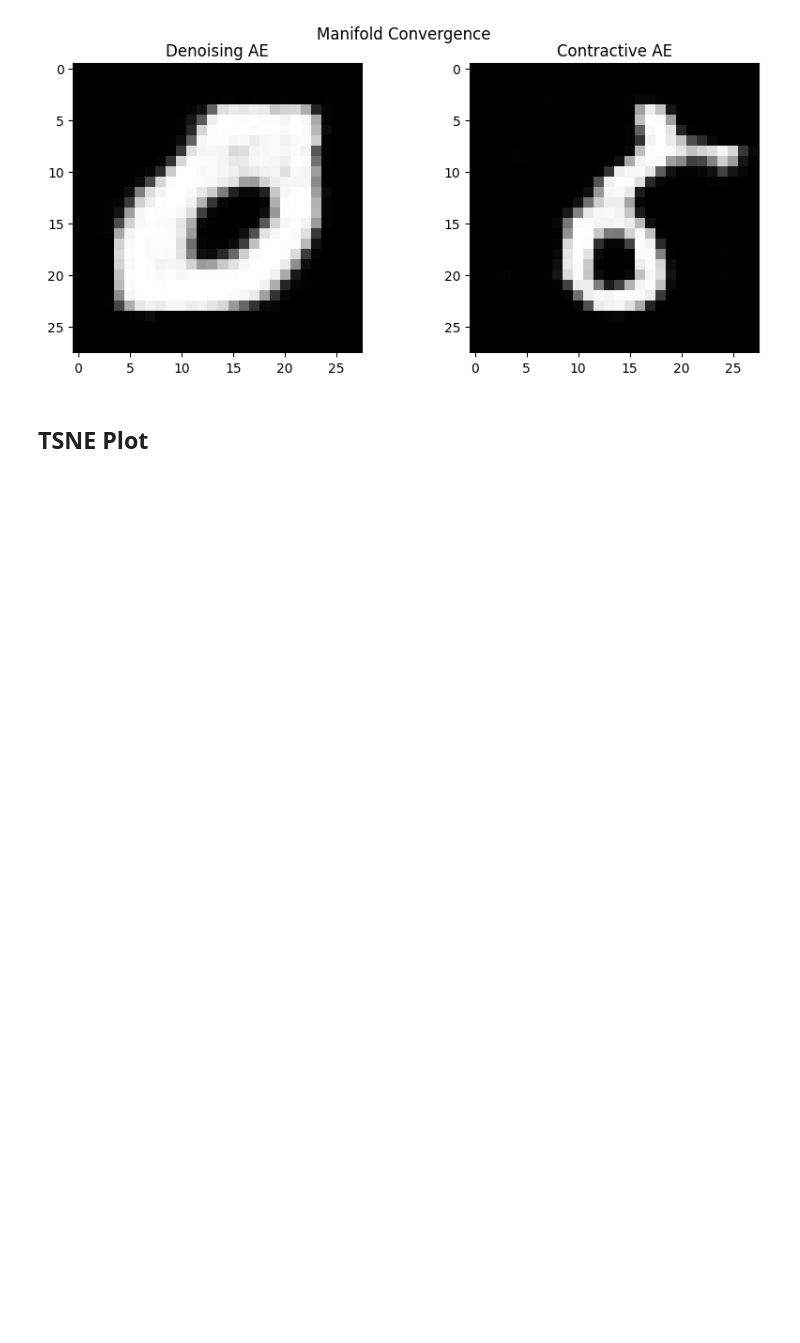
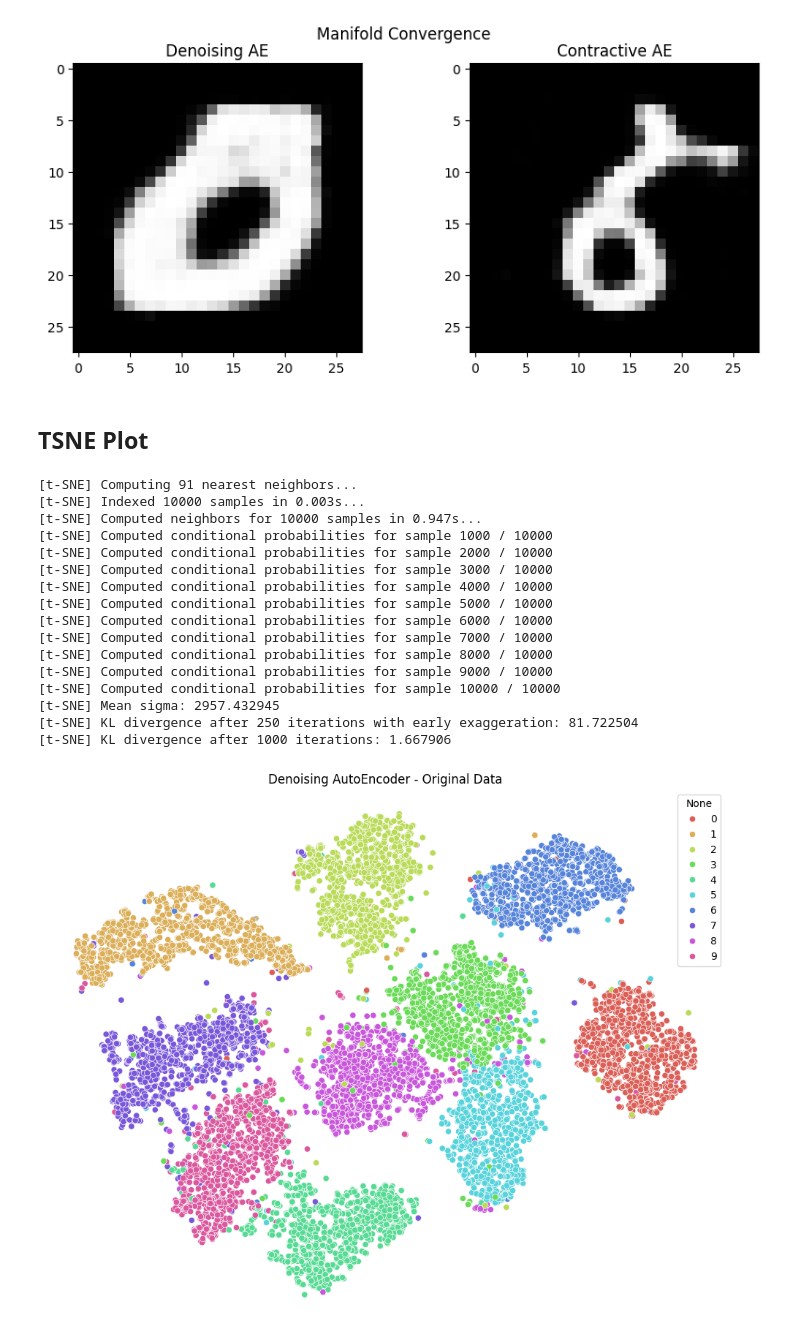
Before and after one commit to JacopoRaffi/ISPR_Assignments, a Jupyter notebook: Assignment3/ISPR_Midterm3_Assignment1_JacopoRaffi.ipynb, the cells around one changed output. Cells and saved outputs as stored; diff of their text form; code cells hidden in the pictures; blank space fills up the shorter version.

Commit message:
add tsne plots

```diff
--- a/Assignment3/ISPR_Midterm3_Assignment1_JacopoRaffi.ipynb
+++ b/Assignment3/ISPR_Midterm3_Assignment1_JacopoRaffi.ipynb
@@ -370,19 +373,18 @@ fig.suptitle('Manifold Convergence');
 ## TSNE Plot
 # %%
 def tsne(model, ts, n_components=2, noisy=False, model_name=''):
-    """
+    '''
     Compute t-SNE
     :param model: the model used to encode the data
     :param n_components: dimensionality of the points in the plot (2D / 3D)
     :param noisy: if True, encode noisy data
-    :param save: if True, save the plot
-    :param path: if 'save', path where to save the plot
-    """
+    '''
 
     if not noisy:
       mnist_test = ts.data.clone().cpu()
     else:
-      mnist_test = add_noise(ts.data)
+      mnist_test = add_noise(ts.data.to(device))
+
     mnist_test = mnist_test.type(torch.float)
     mnist_test = mnist_test.unsqueeze(1)
     with torch.no_grad():
@@ -400,3 +402,23 @@ def tsne(model, ts, n_components=2, noisy=False, model_name=''):
         ).set_title(model_name)
         plt.tight_layout()
         plt.axis('off')
+# %%
+tsne(model_dae, test_data, noisy=False, model_name='Denoising AutoEncoder - Original Data')
+# %% [output]
+[t-SNE] Computing 91 nearest neighbors...
+[t-SNE] Indexed 10000 samples in 0.003s...
+[t-SNE] Computed neighbors for 10000 samples in 0.947s...
+[t-SNE] Computed conditional probabilities for sample 1000 / 10000
+[t-SNE] Computed conditional probabilities for sample 2000 / 10000
+[t-SNE] Computed conditional probabilities for sample 3000 / 10000
+[t-SNE] Computed conditional probabilities for sample 4000 / 10000
+[t-SNE] Computed conditional probabilities for sample 5000 / 10000
+[t-SNE] Computed conditional probabilities for sample 6000 / 10000
+[t-SNE] Computed conditional probabilities for sample 7000 / 10000
+[t-SNE] Computed conditional probabilities for sample 8000 / 10000
+[t-SNE] Computed conditional probabilities for sample 9000 / 10000
+[t-SNE] Computed conditional probabilities for sample 10000 / 10000
+[t-SNE] Mean sigma: 2957.432945
+[t-SNE] KL divergence after 250 iterations with early exaggeration: 81.722504
+[t-SNE] KL divergence after 1000 iterations: 1.667906
+[figure, added]
```
Also changed, not shown: parts of 7 cells of this notebook.
